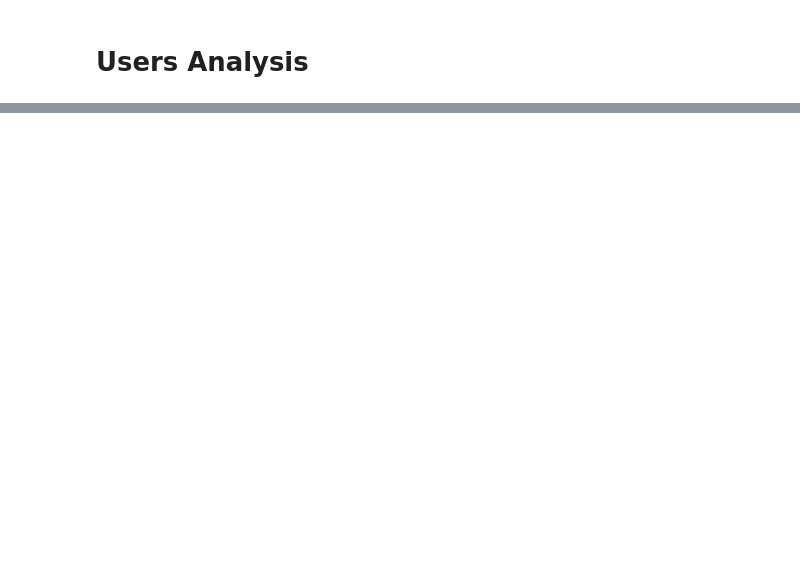
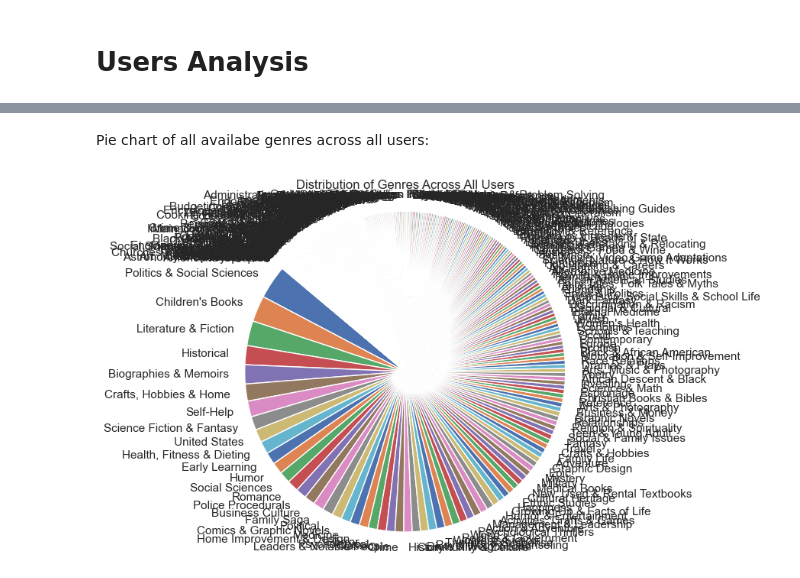
Before and after one commit to julietawenger/Hackaton1, a Jupyter notebook: UsersAnalysis.ipynb, the cells around one changed output, grey strips where cells are left out. Cells and saved outputs as stored; diff of their text form; code cells hidden in the pictures; blank space fills up the shorter version.

```diff
--- a/UsersAnalysis.ipynb
+++ b/UsersAnalysis.ipynb
@@ -40,0 +72,26 @@ book_hist_to_df(user_df,100)
+# %%
+# Some debugging
+def parse_book_history(book_history_str):
+    try:
+        return ast.literal_eval(book_history_str)  # Try to safely evaluate the string
+    except (ValueError, SyntaxError):
+        return []  # Return an empty list if parsing fails
+user_df['book_history'] = user_df['book_history'].apply(parse_book_history)
+# %% [markdown]
+Pie chart of all availabe genres across all users:
+# %%
+all_genres = []
+for index, row in user_df.iterrows():
+    for book in row['book_history']:
+        all_genres.append(book['genre'])
+
+# Plot the genre distribution (Pie chart)
+genre_counts = pd.Series(all_genres).value_counts()
+
+plt.figure(figsize=(8, 6))
+plt.pie(genre_counts, labels=genre_counts.index, startangle=140)
+plt.title('Distribution of Genres Across All Users')
+plt.axis('equal')
+plt.show()
+# %% [output]
+[figure, added]
```
Also changed, not shown: parts of 20 cells of this notebook.
